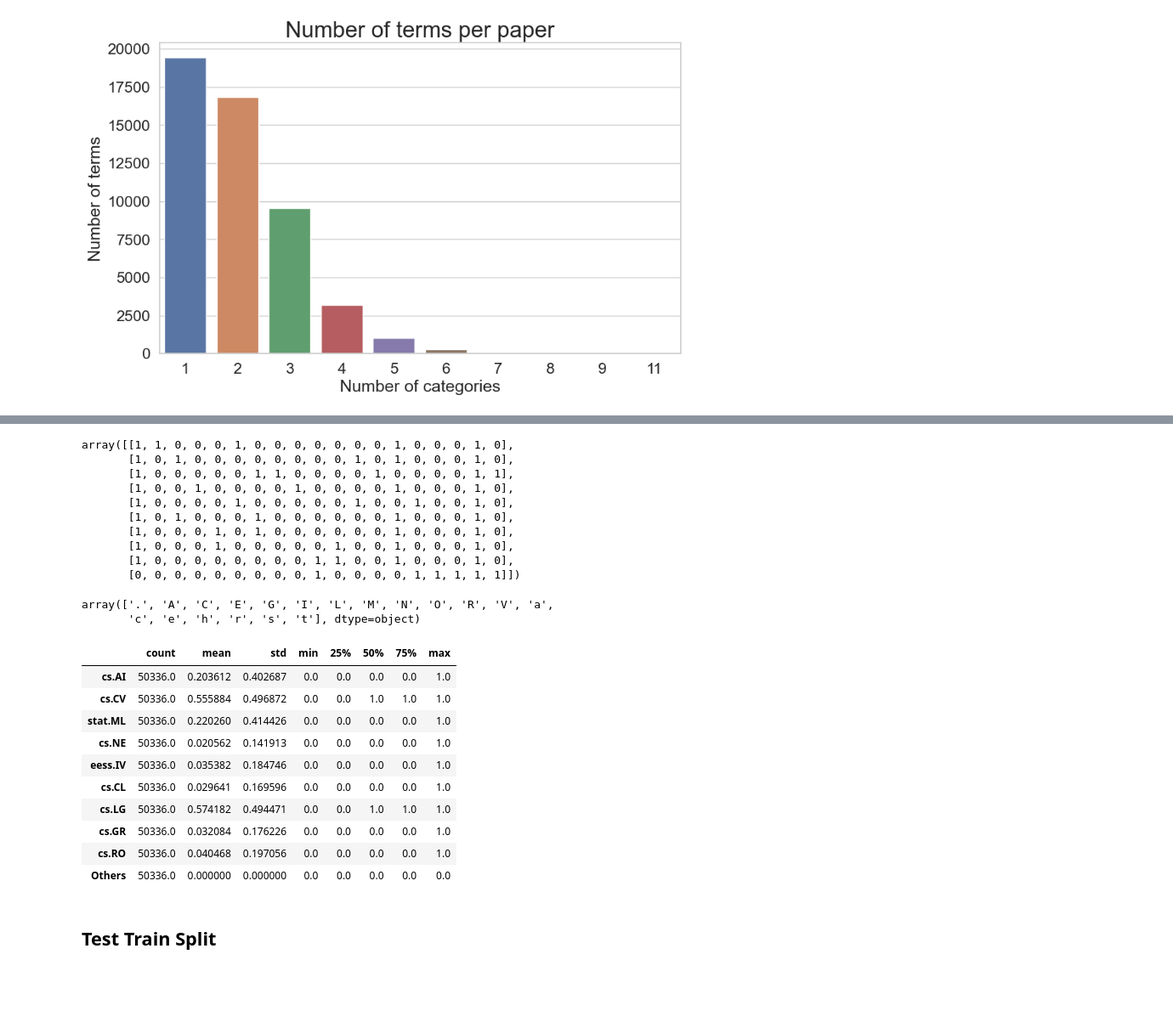
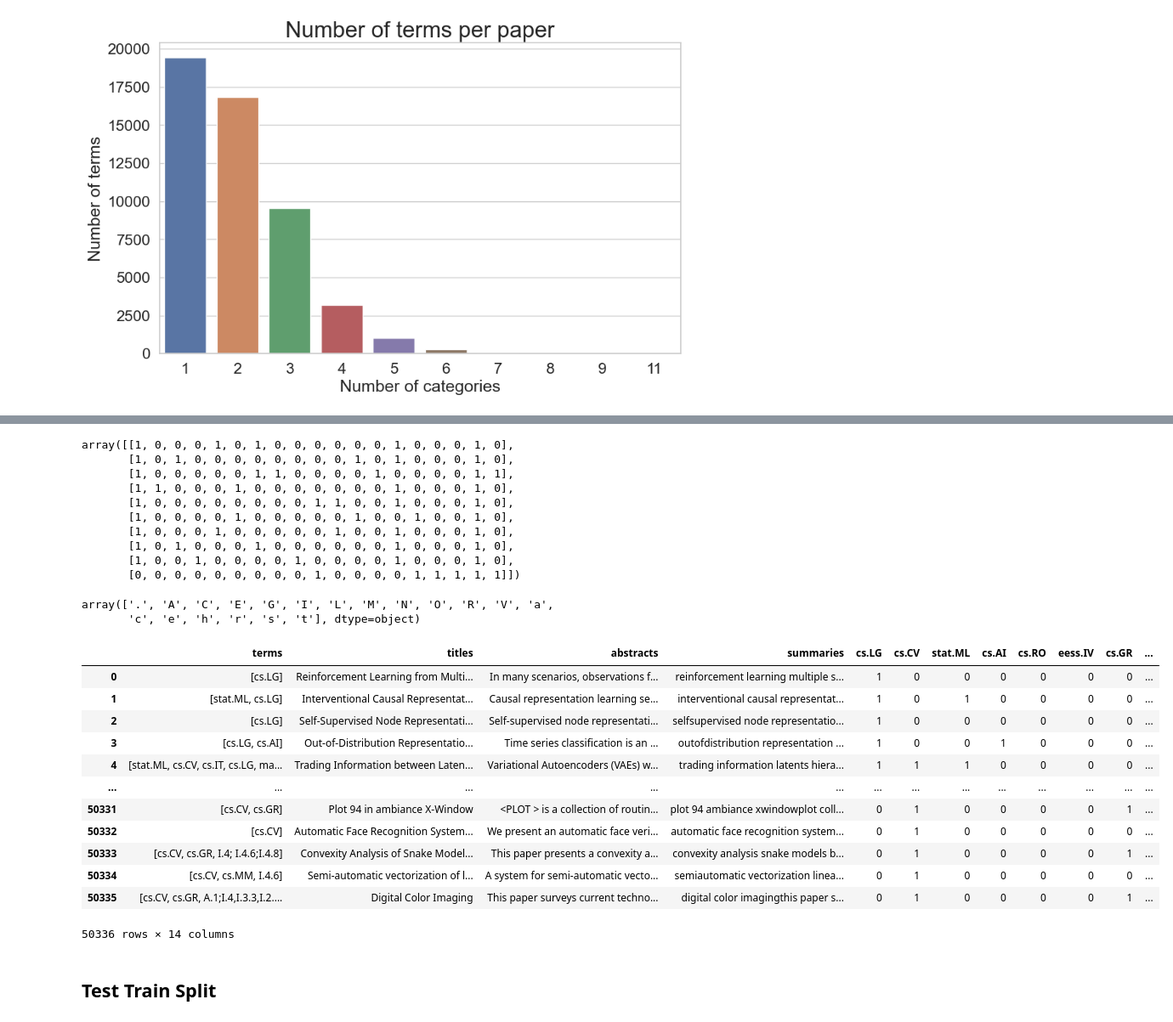
Before and after one commit to ADS-509-01-SP23-Applied-Text-Mining/ADS-509_Final_Project, a Jupyter notebook: ADS-509_Team4-Topic_Modeling_Classification_Model.ipynb, the cells around one changed output, grey strips where cells are left out. Shown at 85% size. Cells and saved outputs as stored; diff of their text form; code cells hidden in the pictures; blank space fills up the shorter version.

```diff
--- a/ADS-509_Team4-Topic_Modeling_Classification_Model.ipynb
+++ b/ADS-509_Team4-Topic_Modeling_Classification_Model.ipynb
@@ -270,37 +370,39 @@ Index(['cs.AI', 'cs.CV', 'stat.ML', 'cs.NE', 'eess.IV', 'cs.CL', 'cs.LG',
 # %%
 from sklearn.preprocessing import MultiLabelBinarizer
 multilabel = MultiLabelBinarizer()
-y = multilabel.fit_transform(description_category_new.columns[3:])
+y = multilabel.fit_transform(df.columns[4:])
 y
 # %% [output]
-array([[1, 1, 0, 0, 0, 1, 0, 0, 0, 0, 0, 0, 0, 1, 0, 0, 0, 1, 0],
+array([[1, 0, 0, 0, 1, 0, 1, 0, 0, 0, 0, 0, 0, 1, 0, 0, 0, 1, 0],
        [1, 0, 1, 0, 0, 0, 0, 0, 0, 0, 0, 1, 0, 1, 0, 0, 0, 1, 0],
        [1, 0, 0, 0, 0, 0, 1, 1, 0, 0, 0, 0, 1, 0, 0, 0, 0, 1, 1],
+       [1, 1, 0, 0, 0, 1, 0, 0, 0, 0, 0, 0, 0, 1, 0, 0, 0, 1, 0],
+       [1, 0, 0, 0, 0, 0, 0, 0, 0, 1, 1, 0, 0, 1, 0, 0, 0, 1, 0],
+       [1, 0, 0, 0, 0, 1, 0, 0, 0, 0, 0, 1, 0, 0, 1, 0, 0, 1, 0],
+       [1, 0, 0, 0, 1, 0, 0, 0, 0, 0, 1, 0, 0, 1, 0, 0, 0, 1, 0],
+       [1, 0, 1, 0, 0, 0, 1, 0, 0, 0, 0, 0, 0, 1, 0, 0, 0, 1, 0],
        [1, 0, 0, 1, 0, 0, 0, 0, 1, 0, 0, 0, 0, 1, 0, 0, 0, 1, 0],
-       [1, 0, 0, 0, 0, 1, 0, 0, 0, 0, 0, 1, 0, 0, 1, 0, 0, 1, 0],
-       [1, 0, 1, 0, 0, 0, 1, 0, 0, 0, 0, 0, 0, 1, 0, 0, 0, 1, 0],
-       [1, 0, 0, 0, 1, 0, 1, 0, 0, 0, 0, 0, 0, 1, 0, 0, 0, 1, 0],
-       [1, 0, 0, 0, 1, 0, 0, 0, 0, 0, 1, 0, 0, 1, 0, 0, 0, 1, 0],
-       [1, 0, 0, 0, 0, 0, 0, 0, 0, 1, 1, 0, 0, 1, 0, 0, 0, 1, 0],
        [0, 0, 0, 0, 0, 0, 0, 0, 0, 1, 0, 0, 0, 0, 1, 1, 1, 1, 1]])
 # %%
 multilabel.classes_
 # %% [output]
 array(['.', 'A', 'C', 'E', 'G', 'I', 'L', 'M', 'N', 'O', 'R', 'V', 'a',
        'c', 'e', 'h', 'r', 's', 't'], dtype=object)
-# %%
-description_category_new.describe().T
-# %% [output]
-|  | count | mean | std | min | 25% | 50% | 75% | max |
-| cs.AI | 50336.0 | 0.203612 | 0.402687 | 0.0 | 0.0 | 0.0 | 0.0 | 1.0 |
-| cs.CV | 50336.0 | 0.555884 | 0.496872 | 0.0 | 0.0 | 1.0 | 1.0 | 1.0 |
-| stat.ML | 50336.0 | 0.220260 | 0.414426 | 0.0 | 0.0 | 0.0 | 0.0 | 1.0 |
-| cs.NE | 50336.0 | 0.020562 | 0.141913 | 0.0 | 0.0 | 0.0 | 0.0 | 1.0 |
-| eess.IV | 50336.0 | 0.035382 | 0.184746 | 0.0 | 0.0 | 0.0 | 0.0 | 1.0 |
-| cs.CL | 50336.0 | 0.029641 | 0.169596 | 0.0 | 0.0 | 0.0 | 0.0 | 1.0 |
-| cs.LG | 50336.0 | 0.574182 | 0.494471 | 0.0 | 0.0 | 1.0 | 1.0 | 1.0 |
-| cs.GR | 50336.0 | 0.032084 | 0.176226 | 0.0 | 0.0 | 0.0 | 0.0 | 1.0 |
-| cs.RO | 50336.0 | 0.040468 | 0.197056 | 0.0 | 0.0 | 0.0 | 0.0 | 1.0 |
-| Others | 50336.0 | 0.000000 | 0.000000 | 0.0 | 0.0 | 0.0 | 0.0 | 0.0 |
+# %%
+df
+# %% [output]
+|  | terms | titles | abstracts | summaries | cs.LG | cs.CV | stat.ML | cs.AI | cs.RO | eess.IV | cs.GR | ... |
+| 0 | [cs.LG] | Reinforcement Learning from Multi... | In many scenarios, observations f... | reinforcement learning multiple s... | 1 | 0 | 0 | 0 | 0 | 0 | 0 | ... |
+| 1 | [stat.ML, cs.LG] | Interventional Causal Representat... | Causal representation learning se... | interventional causal representat... | 1 | 0 | 1 | 0 | 0 | 0 | 0 | ... |
+| 2 | [cs.LG] | Self-Supervised Node Representati... | Self-supervised node representati... | selfsupervised node representatio... | 1 | 0 | 0 | 0 | 0 | 0 | 0 | ... |
+| 3 | [cs.LG, cs.AI] | Out-of-Distribution Representatio... | Time series classification is an ... | outofdistribution representation ... | 1 | 0 | 0 | 1 | 0 | 0 | 0 | ... |
+| 4 | [stat.ML, cs.CV, cs.IT, cs.LG, ma... | Trading Information between Laten... | Variational Autoencoders (VAEs) w... | trading information latents hiera... | 1 | 1 | 1 | 0 | 0 | 0 | 0 | ... |
+| ... | ... | ... | ... | ... | ... | ... | ... | ... | ... | ... | ... | ... |
+| 50331 | [cs.CV, cs.GR] | Plot 94 in ambiance X-Window | <PLOT > is a collection of routin... | plot 94 ambiance xwindowplot coll... | 0 | 1 | 0 | 0 | 0 | 0 | 1 | ... |
+| 50332 | [cs.CV] | Automatic Face Recognition System... | We present an automatic face veri... | automatic face recognition system... | 0 | 1 | 0 | 0 | 0 | 0 | 0 | ... |
+| 50333 | [cs.CV, cs.GR, I.4; I.4.6;I.4.8] | Convexity Analysis of Snake Model... | This paper presents a convexity a... | convexity analysis snake models b... | 0 | 1 | 0 | 0 | 0 | 0 | 1 | ... |
+| 50334 | [cs.CV, cs.MM, I.4.6] | Semi-automatic vectorization of l... | A system for semi-automatic vecto... | semiautomatic vectorization linea... | 0 | 1 | 0 | 0 | 0 | 0 | 0 | ... |
+| 50335 | [cs.CV, cs.GR, A.1;I.4,I.3.3,I.2.... | Digital Color Imaging | This paper surveys current techno... | digital color imagingthis paper s... | 0 | 1 | 0 | 0 | 0 | 0 | 1 | ... |
+50336 rows × 14 columns
 # %% [markdown]
 ## Test Train Split
```
Also changed, not shown: parts of 16 cells of this notebook.
